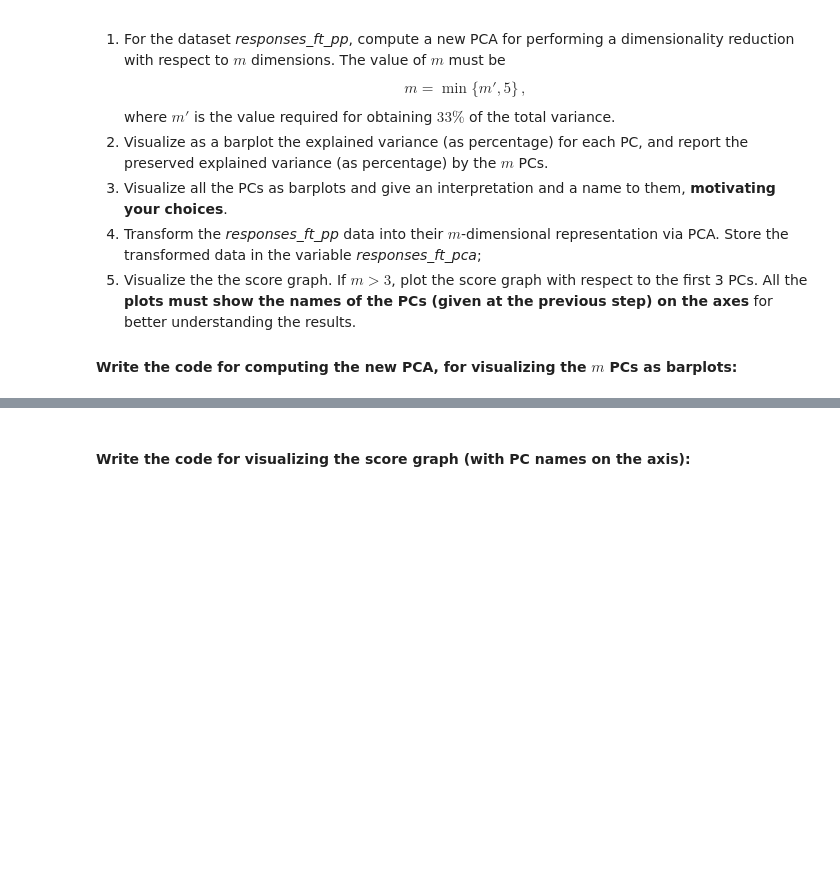
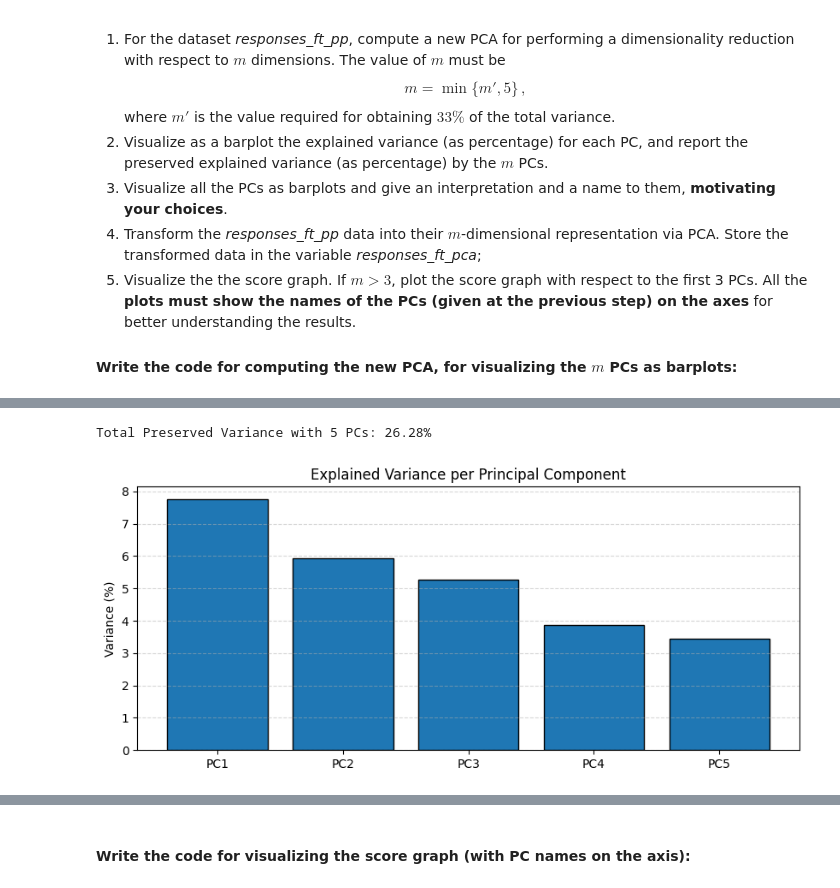
Before and after one commit to Ciovino/CLA-homework, a Jupyter notebook: PCA/HWpca_Tarantino.ipynb, the cells around one changed output, grey strips where cells are left out. Saved outputs shown, nothing was run; the diff lists cells and outputs as text; code cells hidden in the pictures; blank space fills up the shorter version.

Commit message:
Cleaned notebook, better comments and code plots

```diff
--- a/PCA/HWpca_Tarantino.ipynb
+++ b/PCA/HWpca_Tarantino.ipynb
@@ -205,15 +286,25 @@ Before applying the `OrdinalEncoder` we need to explicitely define the order for
 # %%
-# Manual order for each categorical feature
-cat_smoking =           ['never smoked', 'tried smoking', 'former smoker', 'current smoker']
-cat_alcohol =           ['never', 'social drinker', 'drink a lot']
-cat_punctuality =       ['early', 'on time', 'late']
-cat_lying =             ['never', 'sometimes', 'only to avoid hurting someone', 'everytime it suits me']
-cat_internet_usage =    ['less than an hour a day', 'few hours a day', 'most of the day']
+# Manual order for each categorical feature.
+# The order was taken from the dataset description
+cat_smoking = ['never smoked', 'tried smoking', 'former smoker', 'current smoker'] # Appendix A.5
+cat_alcohol = ['never', 'social drinker', 'drink a lot'] # Appendix A.5
+cat_punctuality = ['early', 'on time', 'late'] # Appendix A.6
+cat_lying = ['never', 'sometimes', 'only to avoid hurting someone', 'everytime it suits me'] # Appendix A.6
+cat_internet_usage = ['less than an hour a day', 'few hours a day', 'most of the day'] # Appendix A.6
 
-enc = OrdinalEncoder(categories=[cat_smoking, cat_alcohol, cat_punctuality, cat_lying, cat_internet_usage], dtype=np.int64)
+encoder = OrdinalEncoder(categories=[cat_smoking, cat_alcohol, cat_punctuality, cat_lying, cat_internet_usage], dtype=np.int64)
 # %%
+# Copying the dataframe, and encoding only the categorical features
 responses_ft_enc = responses_ft.copy()
-responses_ft_enc[cat_cols] = enc.fit_transform(responses_ft[cat_cols])
+responses_ft_enc[categorical_columns] = encoder.fit_transform(responses_ft[categorical_columns])
 
-print("\t Encoded Data:")
+print("\tEncoded Data")
 display(responses_ft_enc.head())
+
+# Comparing the original and the encoded data. Using only "Smoking" for this example
+compare = "Smoking"
+compare_df = pd.concat([responses_ft[compare], responses_ft_enc[compare]], axis=1)
+compare_df.columns = ['Smoking_original', 'Smoking_encoded'] # Change column name for clarity
+
+print(f"\tComparing '{compare}'")
+display(compare_df)
@@ -344,24 +495,27 @@ print(f"Selected m = min(m', 5) = {m}")
 # %%
 # Compute PCA with m compoments
 pca = PCA(n_components=m)
 responses_ft_pca_data = pca.fit_transform(responses_ft_pp)
 
 # Store in dataframe
 temporary_pc_names = [f'PC{i+1}' for i in range(m)]
 temporary_responses_ft_pca = pd.DataFrame(
     responses_ft_pca_data,
     columns=temporary_pc_names,
     index=responses_ft_pp.index
 )
 
 plt.figure(figsize=(10, 4))
-plt.bar(temporary_pc_names, pca.explained_variance_ratio_ * 100, color='teal', edgecolor='black')
+plt.bar(temporary_pc_names, pca.explained_variance_ratio_ * 100, edgecolor='black')
 plt.title('Explained Variance per Principal Component')
 plt.ylabel('Variance (%)')
 plt.grid(axis='y', linestyle='--', alpha=0.5)
 
 # Calculate preserved variance
 preserved_var = np.sum(pca.explained_variance_ratio_) * 100
 print(f"Total Preserved Variance with {m} PCs: {preserved_var:.2f}%")
 plt.show()
+# %% [output]
+Total Preserved Variance with 5 PCs: 26.28%
+[figure, added]
 # %%
```
Also changed, not shown: parts of 31 cells of this notebook.
